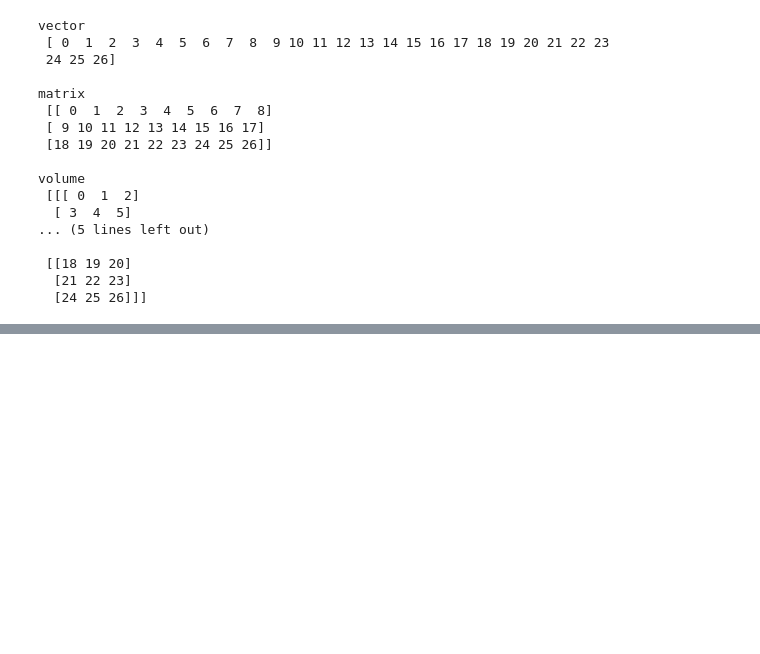
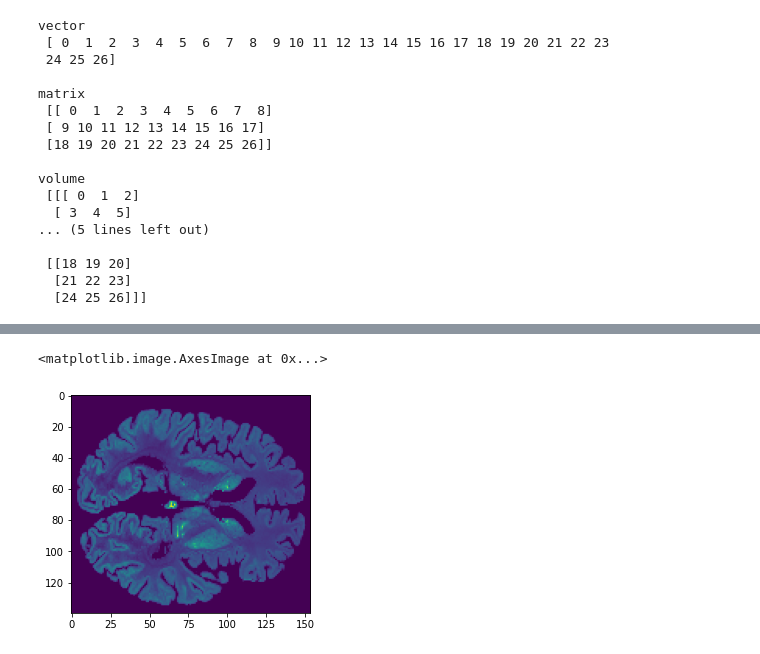
Before and after one commit to tfunck/hacking_hour, a Jupyter notebook: notebooks/W5.ipynb, the cells around one changed output, grey strips where cells are left out. Cells and saved outputs as stored; diff of their text form; code cells hidden in the pictures; blank space fills up the shorter version.

```diff
--- a/notebooks/W5.ipynb
+++ b/notebooks/W5.ipynb
@@ -201,0 +215,7 @@ FileNotFoundError: No such file or no access: ''
+# %%
+# can do operations on arrays. here we invert the color scheme for the brain slice
+brain_slice_inverted = brain_slice.max()  - brain_slice
+plt.imshow(brain_slice_inverted)
+# %% [output]
+<matplotlib.image.AxesImage at 0x...>
+[figure, added]
```
Also changed, not shown: parts of 11 cells of this notebook.
